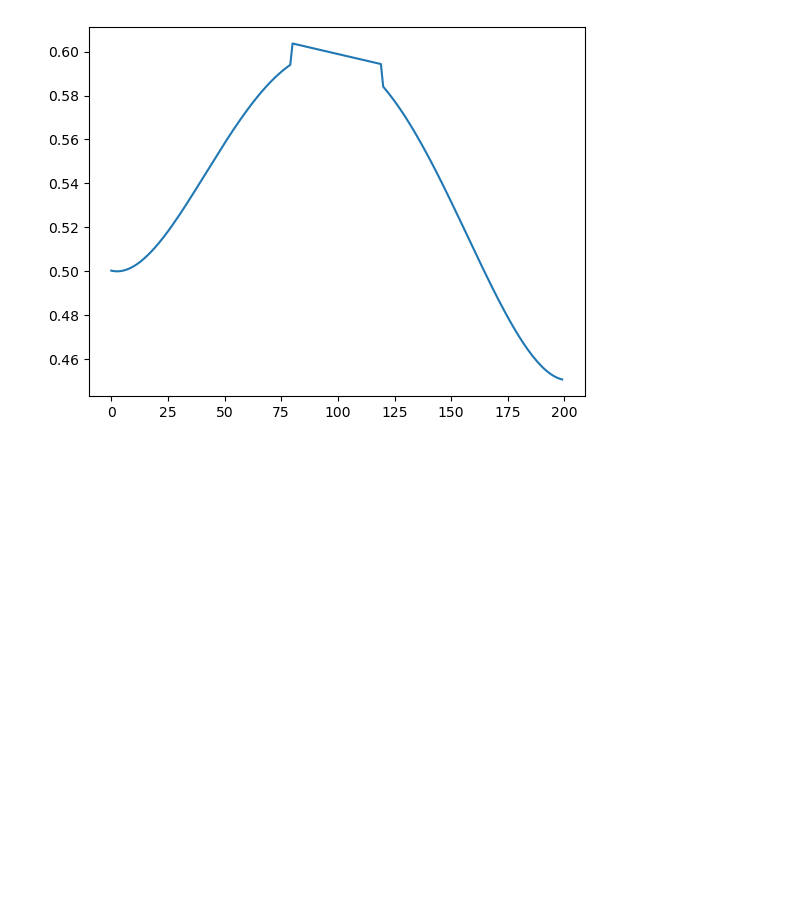
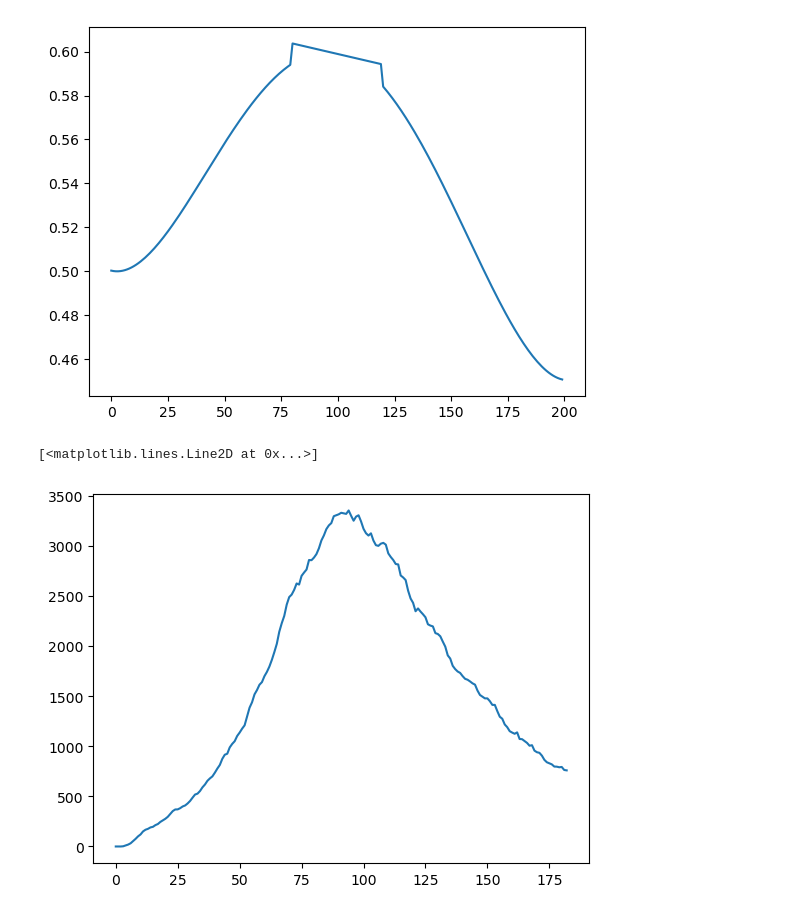
Before and after one commit to abarton51/BINNs_EQL_Covasim, a Jupyter notebook: Notebooks/logit_example.ipynb, the cells around one changed output. Cells and saved outputs as stored; diff of their text form; code cells hidden in the pictures; blank space fills up the shorter version.

```diff
--- a/Notebooks/logit_example.ipynb
+++ b/Notebooks/logit_example.ipynb
@@ -105,3 +110,12 @@ plt.plot(t, prob_z(t, [beta0, beta1, beta2], D_func))
 # %% [output]
 [<matplotlib.lines.Line2D at 0x...>]
 [figure]
+# %%
+D_arr = data[:,5]
+new_t = np.arange(D_arr.shape[0])
+result2 = prob_z2(new_t, [-1, 100, 0], D_arr)
+# %%
+plt.plot(new_t, D_arr * 200000)
+# %% [output]
+[<matplotlib.lines.Line2D at 0x...>]
+[figure, added]
```
Also changed, not shown: parts of 6 cells of this notebook, 1 other file.
